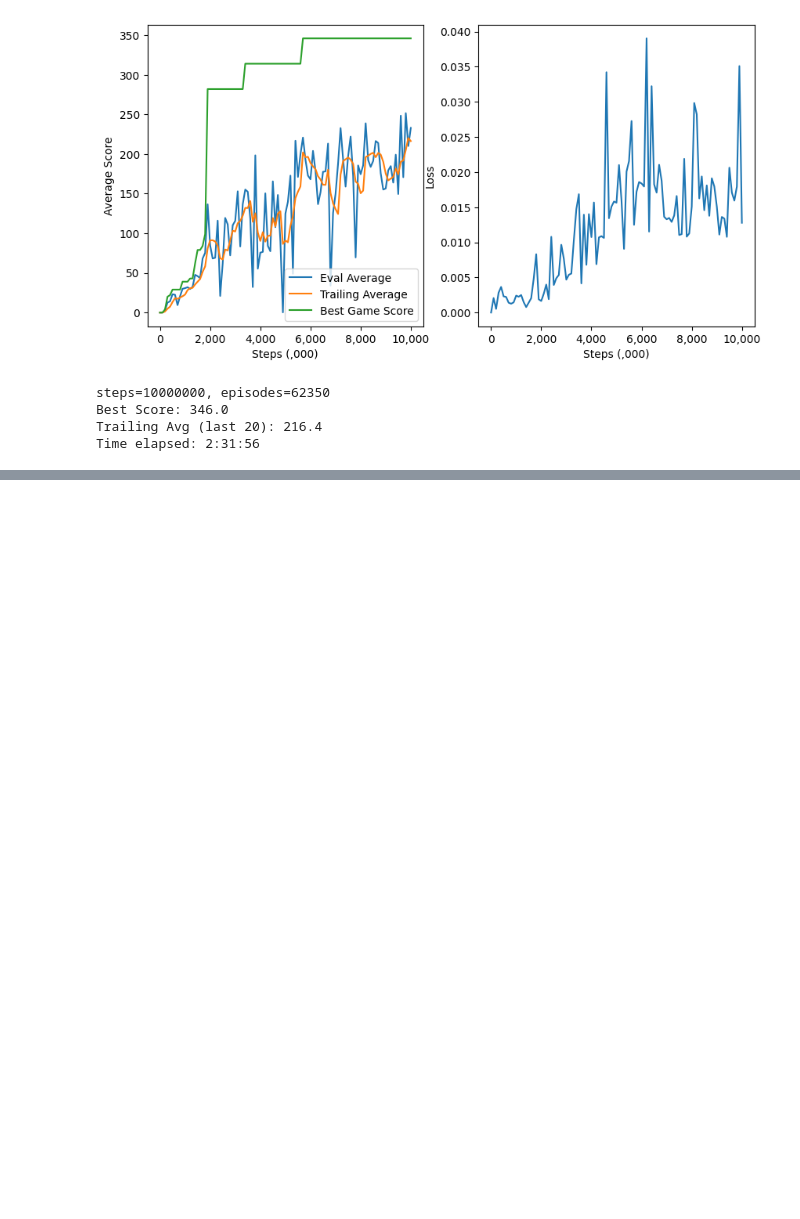
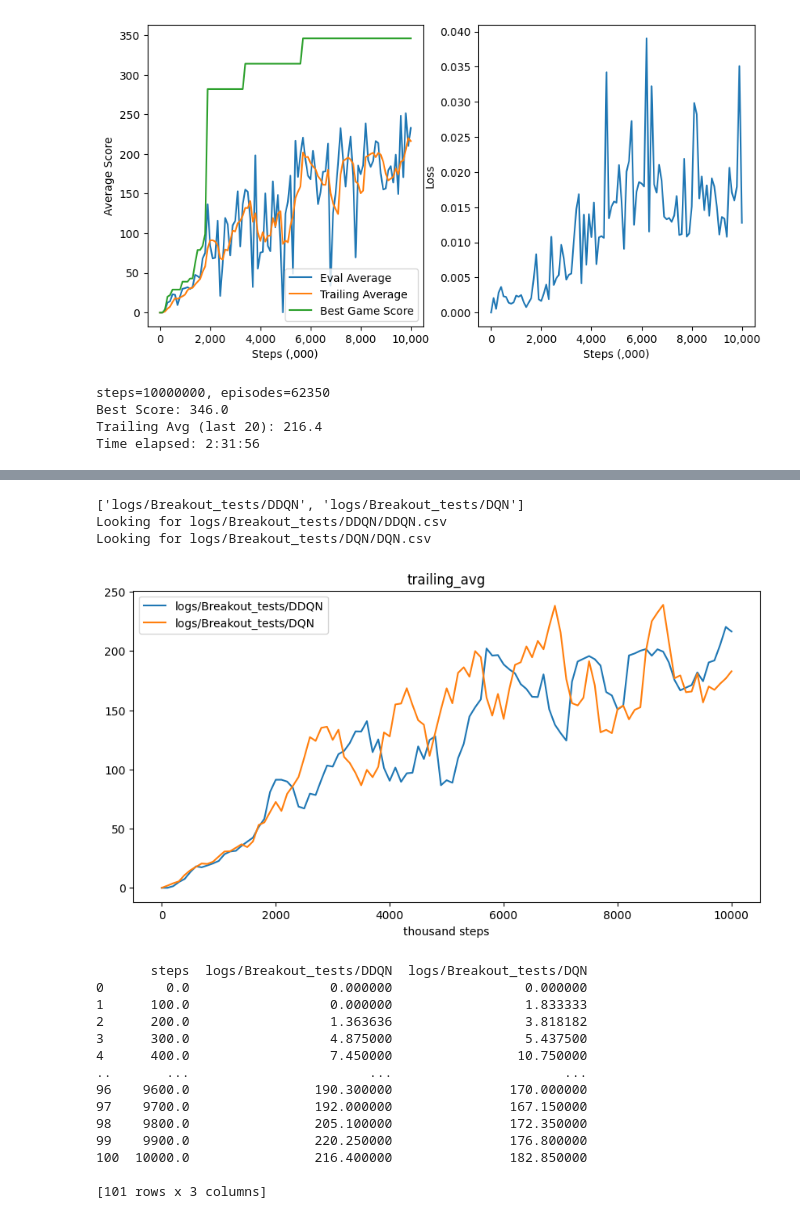
Before and after one commit to peterlasky/Rainbow_DQN, a Jupyter notebook: example.ipynb, the cells around one changed output, grey strips where cells are left out. Cells and saved outputs as stored; diff of their text form; code cells hidden in the pictures; blank space fills up the shorter version.

```diff
--- a/example.ipynb
+++ b/example.ipynb
@@ -84,11 +89,29 @@ dqn.train()
 names.append(dqn.filepaths.sub_dir)
 # %%
 # plot all the results in the log folder
-from modules.utils import plot_multiple_results
-import os
-col = 'trailing_avg'
-assert col in ['best_score','eval_avg','trailing_avg','loss']
+import importlib, os
+import modules.utils
+importlib.reload(modules.utils)
+plot = modules.utils.plot_multiple_results
 
-from plot_multiple_results import plot_multiple_results
-
-plot_multiple_results(os.path.join('logs',p['log_dir']), names, 'trailing_avg')
+col = 'trailing_avg'; assert col in ['best_score','eval_avg','trailing_avg','loss']
+plot( names, 'trailing_avg')
+# %% [output]
+['logs/Breakout_tests/DDQN', 'logs/Breakout_tests/DQN']
+Looking for logs/Breakout_tests/DDQN/DDQN.csv
+Looking for logs/Breakout_tests/DQN/DQN.csv
+[figure, added]
+       steps  logs/Breakout_tests/DDQN  logs/Breakout_tests/DQN
+0        0.0                  0.000000                 0.000000
+1      100.0                  0.000000                 1.833333
+2      200.0                  1.363636                 3.818182
+3      300.0                  4.875000                 5.437500
+4      400.0                  7.450000                10.750000
+..       ...                       ...                      ...
+96    9600.0                190.300000               170.000000
+97    9700.0                192.000000               167.150000
+98    9800.0                205.100000               172.350000
+99    9900.0                220.250000               176.800000
+100  10000.0                216.400000               182.850000
+
+[101 rows x 3 columns]
```
Also changed, not shown: parts of 2 cells of this notebook, 4 other files.
